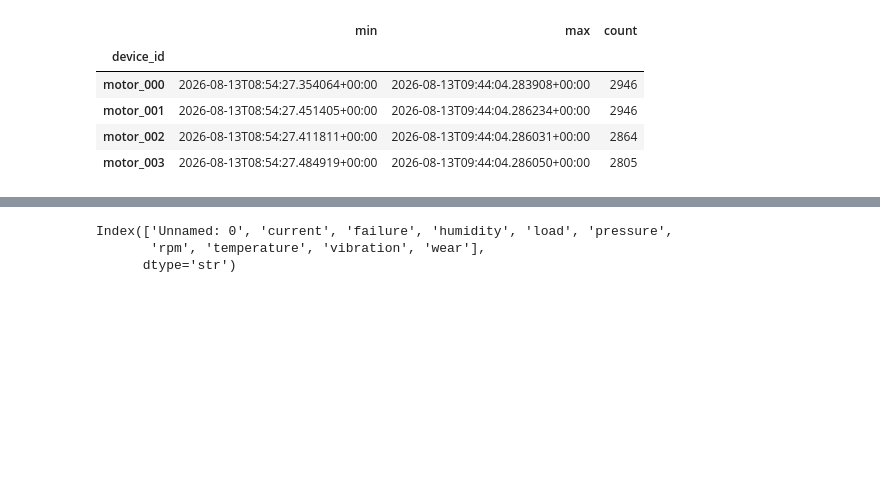
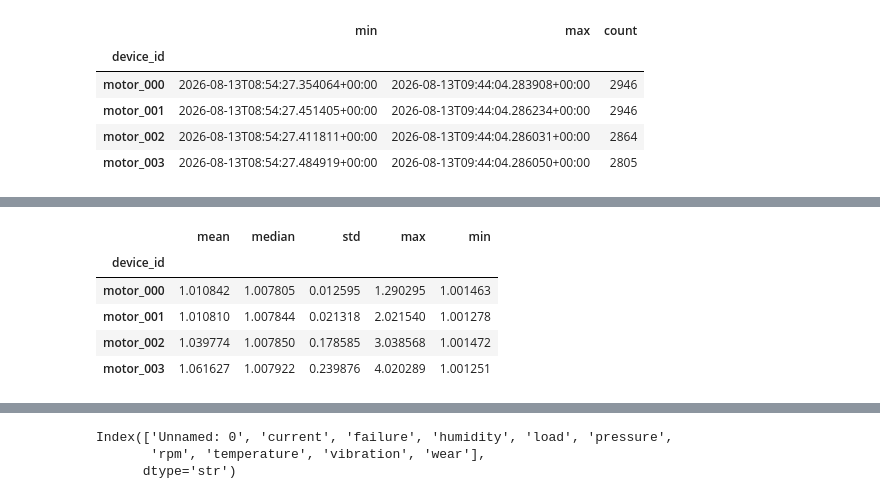
Before and after one commit to yrmint/predictive-maintenance, a Jupyter notebook: notebooks/experiments.ipynb, the cells around one changed output, grey strips where cells are left out. Saved outputs shown, nothing was run; the diff lists cells and outputs as text; code cells hidden in the pictures; blank space fills up the shorter version.

```diff
--- a/notebooks/experiments.ipynb
+++ b/notebooks/experiments.ipynb
@@ -82,0 +126,9 @@ df.groupby("device_id")["time"].agg(["min", "max", "count"])
+# %%
+sampling_stats.head()
+# %% [output]
+|  | mean | median | std | max | min |
+| device_id |  |  |  |  |  |
+| motor_000 | 1.010842 | 1.007805 | 0.012595 | 1.290295 | 1.001463 |
+| motor_001 | 1.010810 | 1.007844 | 0.021318 | 2.021540 | 1.001278 |
+| motor_002 | 1.039774 | 1.007850 | 0.178585 | 3.038568 | 1.001472 |
+| motor_003 | 1.061627 | 1.007922 | 0.239876 | 4.020289 | 1.001251 |
```
Also changed, not shown: parts of 13 cells of this notebook.
